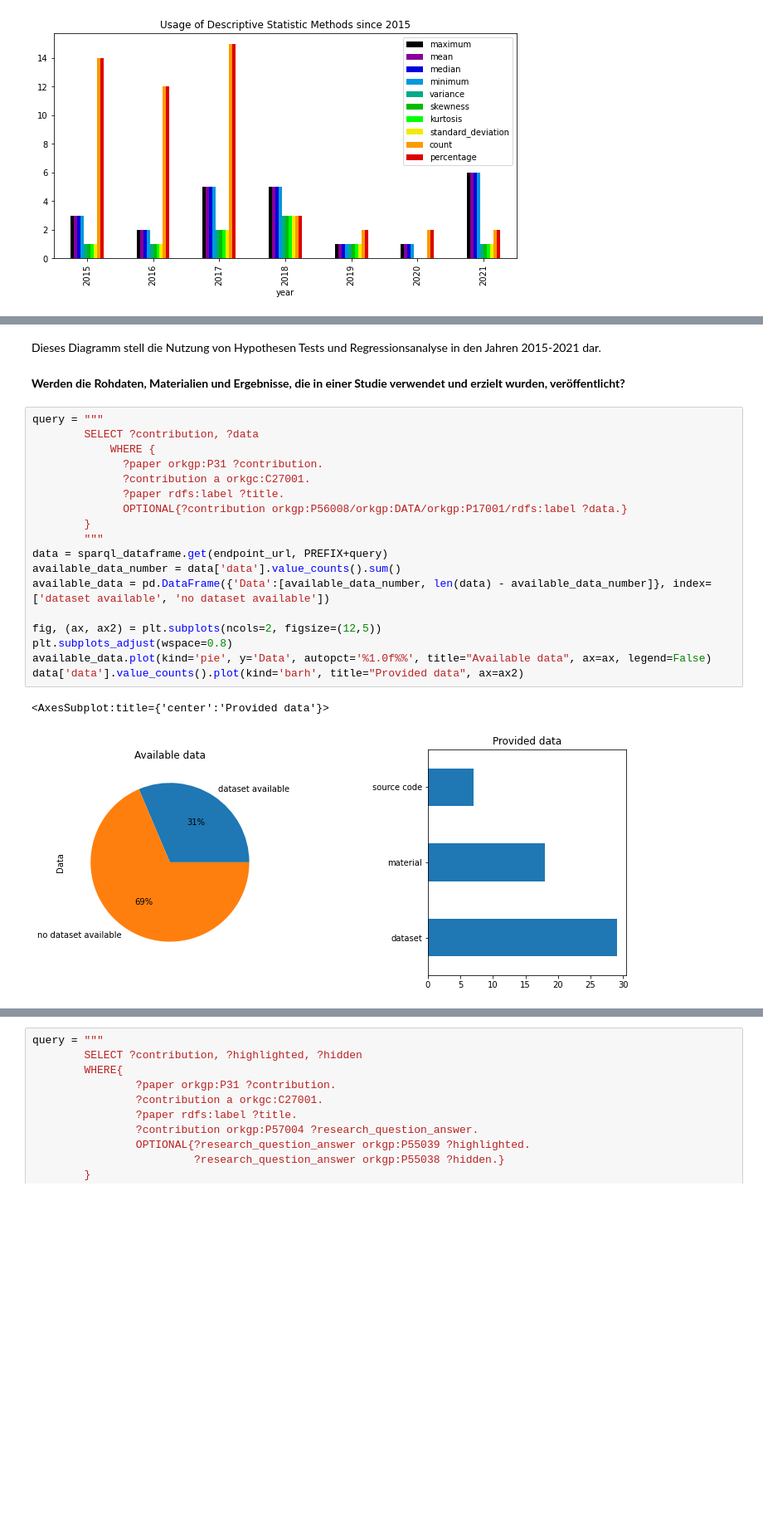
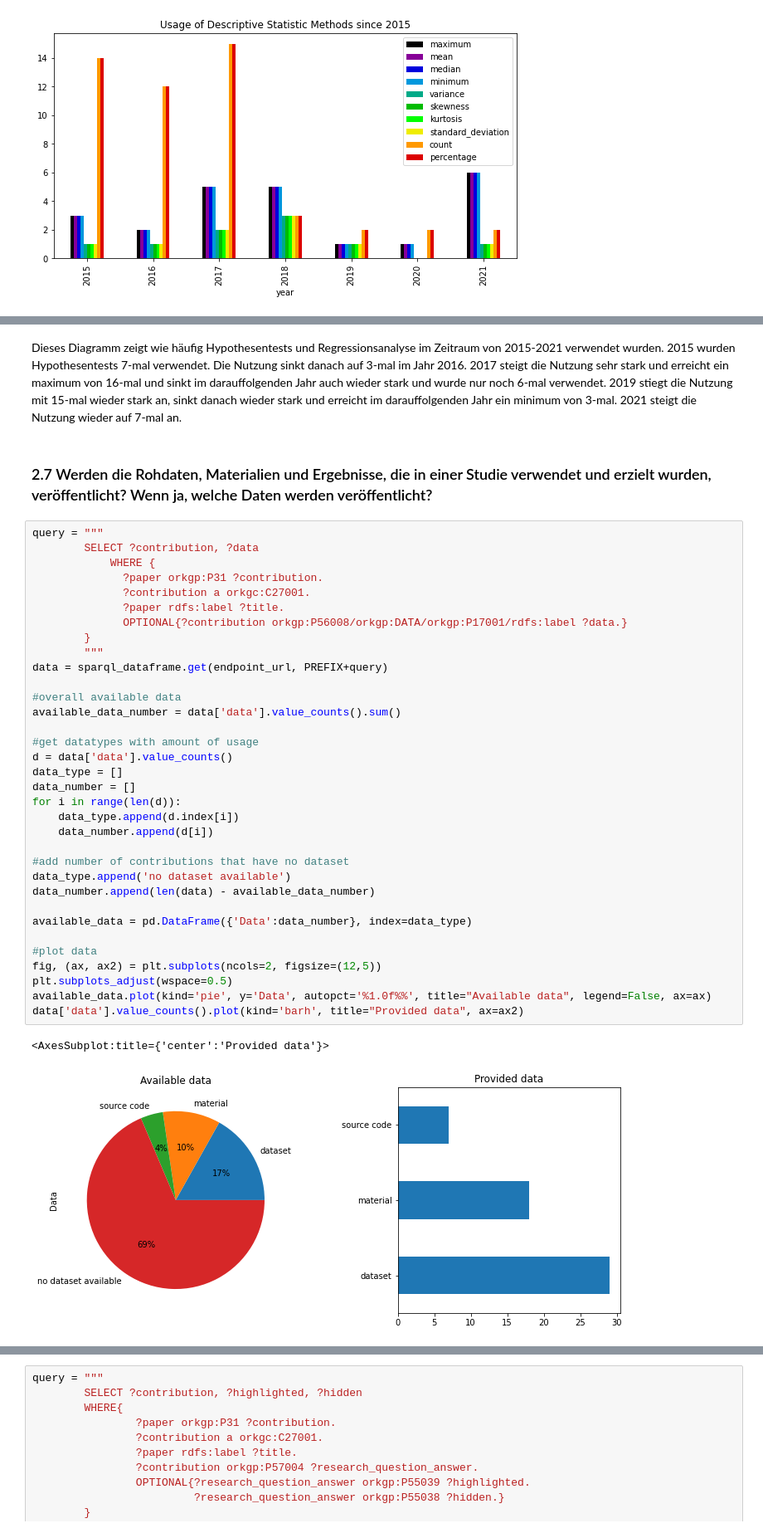
Before and after one commit to fWern/Bachelor-Thesis, a Jupyter notebook: sjoberg_roadmap_questions.ipynb, the cells around one changed output, grey strips where cells are left out. Shown: that part at 83% size. Saved outputs shown, nothing was run; the diff lists cells and outputs as text; blank space fills up the shorter version.

```diff
--- a/sjoberg_roadmap_questions.ipynb
+++ b/sjoberg_roadmap_questions.ipynb
@@ -263,29 +286,45 @@ data.groupby('year')['hypothesis_tests', 'regression'].count().plot(kind='bar',
 <AxesSubplot:title={'center':'Usage of Inferential Statistic Methods since 2015'}, xlabel='year'>
 <Figure size 432x288 with 0 Axes>
 [figure]
-# %% [markdown]
-Dieses Diagramm stell die Nutzung von Hypothesen Tests und Regressionsanalyse in den Jahren 2015-2021 dar.
+# %% [markdown]
+Dieses Diagramm zeigt wie häufig Hypothesentests und Regressionsanalyse im Zeitraum von 2015-2021 verwendet wurden. 2015 wurden Hypothesentests 7-mal verwendet. Die Nutzung sinkt danach auf 3-mal im Jahr 2016. 2017 steigt die Nutzung sehr stark und erreicht ein maximum von 16-mal und sinkt im darauffolgenden Jahr auch wieder stark und wurde nur noch 6-mal verwendet. 2019 stiegt die Nutzung mit 15-mal wieder stark an, sinkt danach wieder stark und erreicht im darauffolgenden Jahr ein minimum von 3-mal. 2021 steigt die Nutzung wieder auf 7-mal an.
 # %% [markdown]
-**Werden die Rohdaten, Materialien und Ergebnisse, die in einer Studie verwendet und erzielt wurden, veröffentlicht?**
+### 2.7 Werden die Rohdaten, Materialien und Ergebnisse, die in einer Studie verwendet und erzielt wurden, veröffentlicht? Wenn ja, welche Daten werden veröffentlicht? <a id="q7"></a>
 # %%
 query = """
         SELECT ?contribution, ?data
             WHERE {
               ?paper orkgp:P31 ?contribution.
               ?contribution a orkgc:C27001.
               ?paper rdfs:label ?title.
               OPTIONAL{?contribution orkgp:P56008/orkgp:DATA/orkgp:P17001/rdfs:label ?data.}
         }
         """
 data = sparql_dataframe.get(endpoint_url, PREFIX+query)
+
+#overall available data
 available_data_number = data['data'].value_counts().sum()
-available_data = pd.DataFrame({'Data':[available_data_number, len(data) - available_data_number]}, index=['dataset available', 'no dataset available'])
 
+#get datatypes with amount of usage
+d = data['data'].value_counts()
+data_type = []
+data_number = []
+for i in range(len(d)):
+    data_type.append(d.index[i])
+    data_number.append(d[i])
+
+#add number of contributions that have no dataset
+data_type.append('no dataset available')
+data_number.append(len(data) - available_data_number)
+
+available_data = pd.DataFrame({'Data':data_number}, index=data_type)
+
+#plot data
 fig, (ax, ax2) = plt.subplots(ncols=2, figsize=(12,5))
-plt.subplots_adjust(wspace=0.8)
-available_data.plot(kind='pie', y='Data', autopct='%1.0f%%', title="Available data", ax=ax, legend=False)
+plt.subplots_adjust(wspace=0.5)
+available_data.plot(kind='pie', y='Data', autopct='%1.0f%%', title="Available data", legend=False, ax=ax)
 data['data'].value_counts().plot(kind='barh', title="Provided data", ax=ax2)
 # %% [output]
 <AxesSubplot:title={'center':'Provided data'}>
-[figure, old version]
+[figure, new version]
 # %% [markdown]
```
Also changed, not shown: parts of 75 cells of this notebook.
